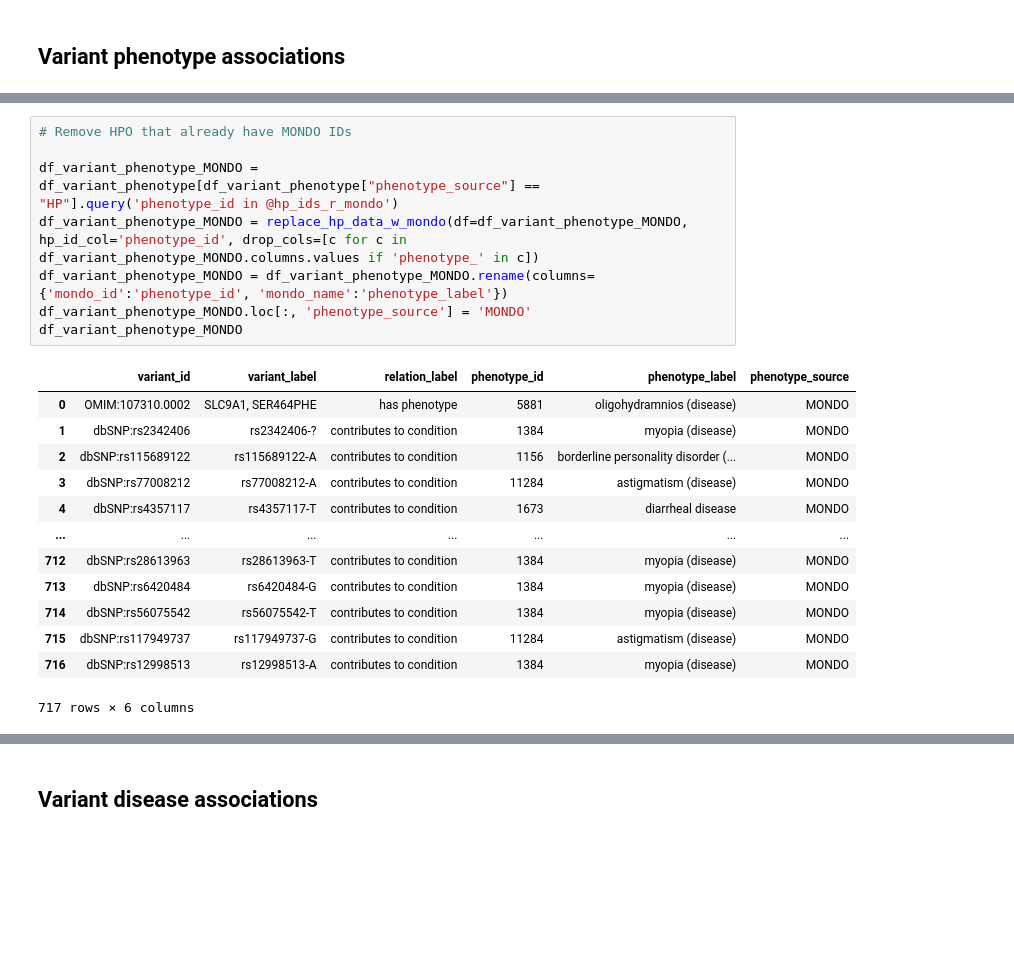
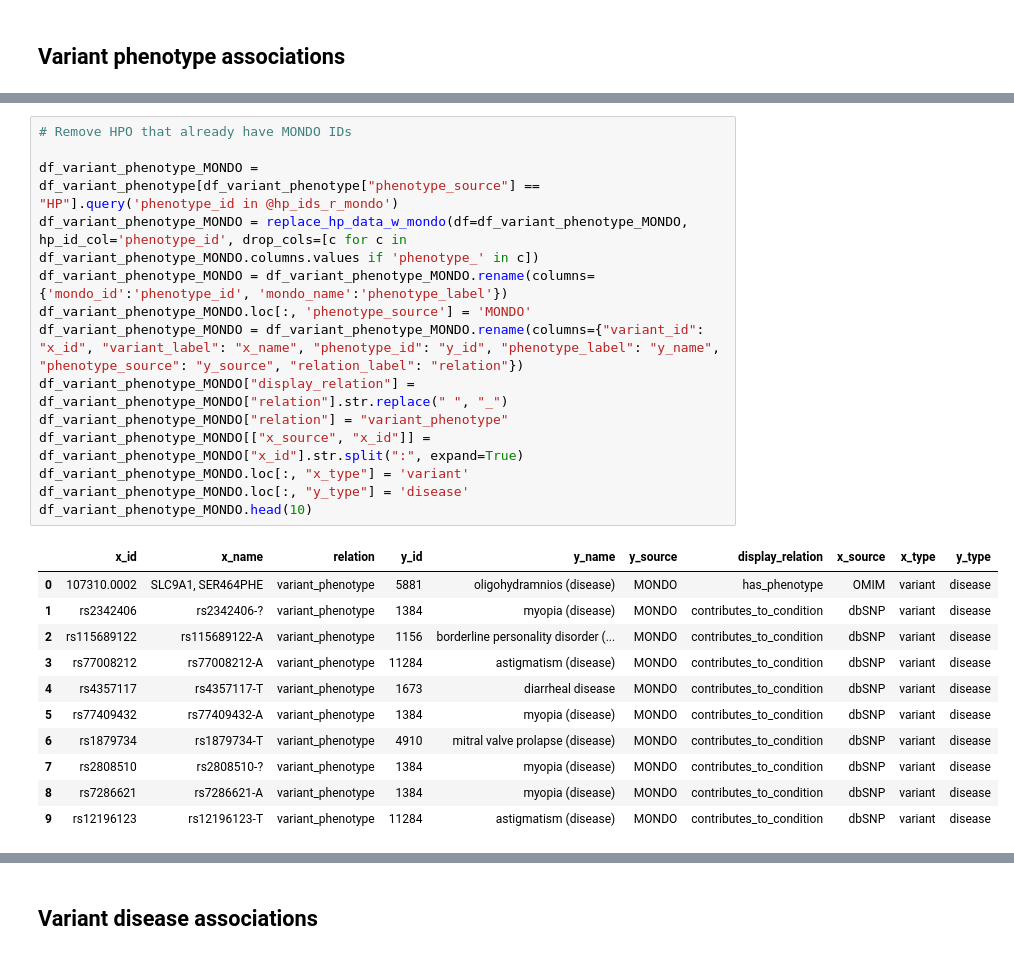
Before and after one commit to michellemli/PrimeKG, a Jupyter notebook: knowledge_graph/build_graph.ipynb, the cells around one changed output, grey strips where cells are left out. Saved outputs shown, nothing was run; the diff lists cells and outputs as text; blank space fills up the shorter version.

```diff
--- a/knowledge_graph/build_graph.ipynb
+++ b/knowledge_graph/build_graph.ipynb
@@ -897,25 +1023,29 @@ Final variant-gene associations: (226418, 4)
 # %%
 # Remove HPO that already have MONDO IDs
 
 df_variant_phenotype_MONDO = df_variant_phenotype[df_variant_phenotype["phenotype_source"] == "HP"].query('phenotype_id in @hp_ids_r_mondo')
 df_variant_phenotype_MONDO = replace_hp_data_w_mondo(df=df_variant_phenotype_MONDO, hp_id_col='phenotype_id', drop_cols=[c for c in df_variant_phenotype_MONDO.columns.values if 'phenotype_' in c])
 df_variant_phenotype_MONDO = df_variant_phenotype_MONDO.rename(columns={'mondo_id':'phenotype_id', 'mondo_name':'phenotype_label'})
 df_variant_phenotype_MONDO.loc[:, 'phenotype_source'] = 'MONDO'
-df_variant_phenotype_MONDO
+df_variant_phenotype_MONDO = df_variant_phenotype_MONDO.rename(columns={"variant_id": "x_id", "variant_label": "x_name", "phenotype_id": "y_id", "phenotype_label": "y_name", "phenotype_source": "y_source", "relation_label": "relation"})
+df_variant_phenotype_MONDO["display_relation"] = df_variant_phenotype_MONDO["relation"].str.replace(" ", "_")
+df_variant_phenotype_MONDO["relation"] = "variant_phenotype"
+df_variant_phenotype_MONDO[["x_source", "x_id"]] = df_variant_phenotype_MONDO["x_id"].str.split(":", expand=True)
+df_variant_phenotype_MONDO.loc[:, "x_type"] = 'variant'
+df_variant_phenotype_MONDO.loc[:, "y_type"] = 'disease'
+df_variant_phenotype_MONDO.head(10)
 # %% [output]
-|  | variant_id | variant_label | relation_label | phenotype_id | phenotype_label | phenotype_source |
-| 0 | OMIM:107310.0002 | SLC9A1, SER464PHE | has phenotype | 5881 | oligohydramnios (disease) | MONDO |
-| 1 | dbSNP:rs2342406 | rs2342406-? | contributes to condition | 1384 | myopia (disease) | MONDO |
-| 2 | dbSNP:rs115689122 | rs115689122-A | contributes to condition | 1156 | borderline personality disorder (... | MONDO |
-| 3 | dbSNP:rs77008212 | rs77008212-A | contributes to condition | 11284 | astigmatism (disease) | MONDO |
-| 4 | dbSNP:rs4357117 | rs4357117-T | contributes to condition | 1673 | diarrheal disease | MONDO |
-| ... | ... | ... | ... | ... | ... | ... |
-| 712 | dbSNP:rs28613963 | rs28613963-T | contributes to condition | 1384 | myopia (disease) | MONDO |
-| 713 | dbSNP:rs6420484 | rs6420484-G | contributes to condition | 1384 | myopia (disease) | MONDO |
-| 714 | dbSNP:rs56075542 | rs56075542-T | contributes to condition | 1384 | myopia (disease) | MONDO |
-| 715 | dbSNP:rs117949737 | rs117949737-G | contributes to condition | 11284 | astigmatism (disease) | MONDO |
-| 716 | dbSNP:rs12998513 | rs12998513-A | contributes to condition | 1384 | myopia (disease) | MONDO |
+|  | x_id | x_name | relation | y_id | y_name | y_source | display_relation | x_source | x_type | y_type |
+| 0 | 107310.0002 | SLC9A1, SER464PHE | variant_phenotype | 5881 | oligohydramnios (disease) | MONDO | has_phenotype | OMIM | variant | disease |
+| 1 | rs2342406 | rs2342406-? | variant_phenotype | 1384 | myopia (disease) | MONDO | contributes_to_condition | dbSNP | variant | disease |
+| 2 | rs115689122 | rs115689122-A | variant_phenotype | 1156 | borderline personality disorder (... | MONDO | contributes_to_condition | dbSNP | variant | disease |
+| 3 | rs77008212 | rs77008212-A | variant_phenotype | 11284 | astigmatism (disease) | MONDO | contributes_to_condition | dbSNP | variant | disease |
+| 4 | rs4357117 | rs4357117-T | variant_phenotype | 1673 | diarrheal disease | MONDO | contributes_to_condition | dbSNP | variant | disease |
+| 5 | rs77409432 | rs77409432-A | variant_phenotype | 1384 | myopia (disease) | MONDO | contributes_to_condition | dbSNP | variant | disease |
+| 6 | rs1879734 | rs1879734-T | variant_phenotype | 4910 | mitral valve prolapse (disease) | MONDO | contributes_to_condition | dbSNP | variant | disease |
+| 7 | rs2808510 | rs2808510-? | variant_phenotype | 1384 | myopia (disease) | MONDO | contributes_to_condition | dbSNP | variant | disease |
+| 8 | rs7286621 | rs7286621-A | variant_phenotype | 1384 | myopia (disease) | MONDO | contributes_to_condition | dbSNP | variant | disease |
+| 9 | rs12196123 | rs12196123-T | variant_phenotype | 11284 | astigmatism (disease) | MONDO | contributes_to_condition | dbSNP | variant | disease |
-717 rows × 6 columns
 # %%
 # Make sure all HPOs are mapped
 
```
Also changed, not shown: parts of 41 cells of this notebook.
